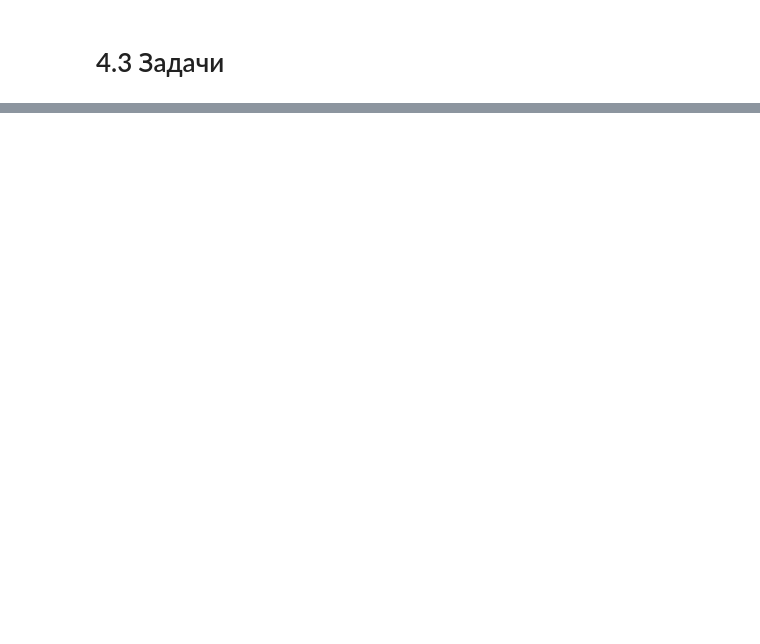
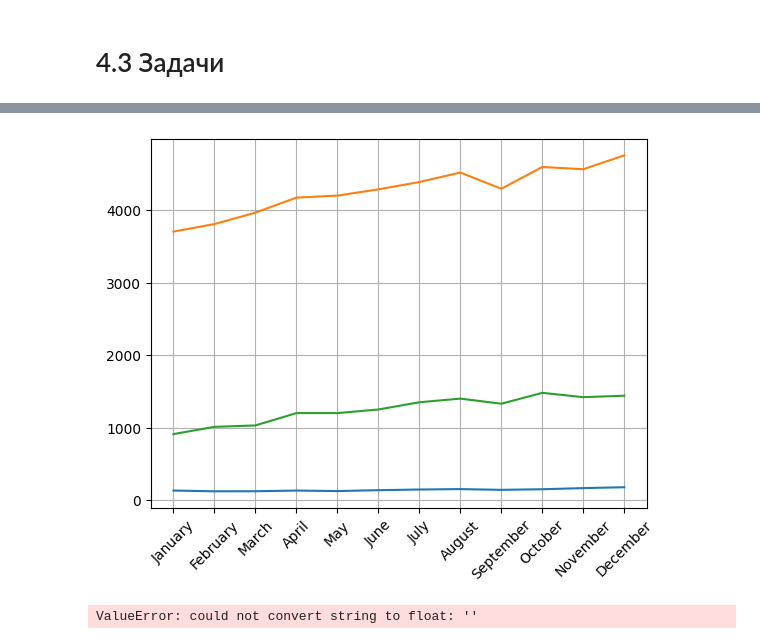
Before and after one commit to Sukusin/python, a Jupyter notebook: AI/Sokolov_Workbook1.ipynb, the cells around one changed output, grey strips where cells are left out. Saved outputs shown, nothing was run; the diff lists cells and outputs as text; code cells hidden in the pictures; blank space fills up the shorter version.

```diff
--- a/AI/Sokolov_Workbook1.ipynb
+++ b/AI/Sokolov_Workbook1.ipynb
@@ -136,0 +179,68 @@ print (y2)
+# %%
+#4.3.4
+import matplotlib.pyplot as plt
+
+Apple = [131.96, 121.26, 122.15, 131.46, 124.61, 136.96, 145.86, 151.83, 141.5, 149.8, 165.3, 177.57]
+Microsoft = [3705.25, 3809.25, 3967.5, 4174.5, 4202.5, 4288.5, 4389.5, 4520.5, 4297.25, 4597, 4566.25, 4758.5]
+Google = [910.787, 1010.843, 1030.432, 1200.506, 1200.578, 1250.316, 1350.221, 1400.462, 1330.266, 1480.270, 1420.452, 1440.68]
+
+mm = ['January', 'February', 'March', 'April', 'May', 'June', 'July', 'August', 'September', 'October', 'November', 'December']
+
+plt.plot(mm, Apple)
+plt.plot(mm, Microsoft)
+plt.plot(mm, Google)
+plt.xticks(rotation=45)
+
+plt.grid()
+# %% [output]
+[figure, added]
+# %%
+#4.3.5
+import math as m
+
+
+
+while True:
+
+	do = input('"break для остановки"'+ '\n' +"Действие(+, -, /, *, e^(x + y), sin(x + y), cos(x + y), x^y):")
+
+	if do == 'break':
+		break
+
+	x = float(input("Первое число(x):"))
+	y = float(input("Второе число(y):"))
+	c = 0.0
+
+	if do == '+':
+		c = x + y
+		print('Результат: ' + str(c))
+
+	if do == '-':
+		c = x - y
+		print('Результат: ' + str(c))
+
+	if do == '*':
+		c = x * y
+		print('Результат: ' + str(c))
+
+	if do == '/':
+		c = x + y
+		print('Результат: ' + str(c))
+
+	if do == 'e^(x + y)':
+		c = m.e ** (x + y)
+		print('Результат: ' + str(c))
+
+	if do == 'sin(x + y)':
+		c = m.sin(x + y)
+		print('Результат: ' + str(c))
+
+	if do == 'cos(x + y)':
+		c = m.cos(x + y)
+		print('Результат: ' + str(c))
+
+	if do == 'x^y':
+		c = x ** y
+		print('Результат: ' + str(c))
+# %% [output]
+ValueError: could not convert string to float: ''
```
Also changed, not shown: parts of 10 cells of this notebook, 2 other files.
